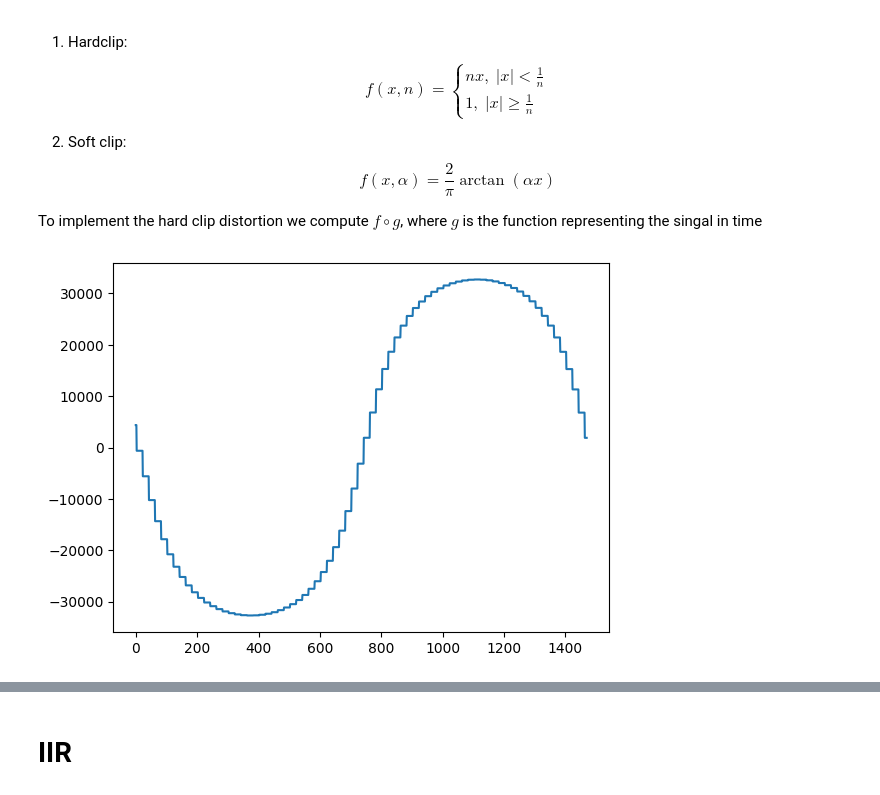
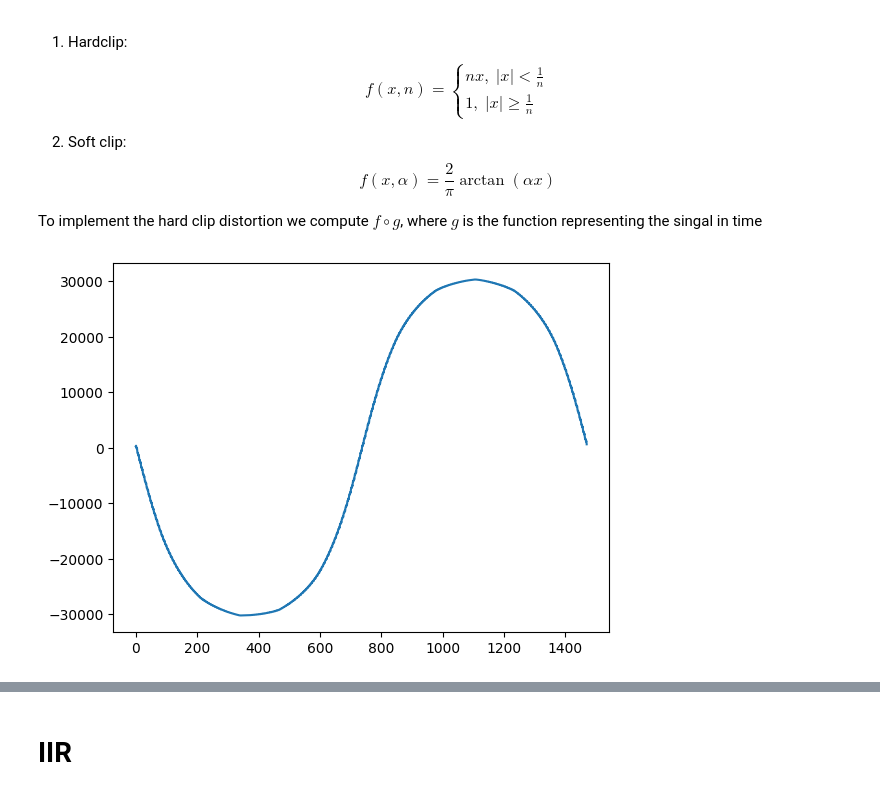
Before and after one commit to geekrope/dft, a Jupyter notebook: dft.ipynb, the cells around one changed output, grey strips where cells are left out. Drawn from its saved outputs; the diff is of its cells as text; code cells hidden in the pictures.

```diff
--- a/dft.ipynb
+++ b/dft.ipynb
@@ -100,7 +100,7 @@ def fft(x, mode="regular", min_div=4):
     '''
     if x.ndim == 1:
         x = x[:, None]
-    N = len(x)
+    N = x.shape[0]
     K = N // 2
 
     if K * 2 != N:
@@ -605,7 +605,11 @@ def oversample_linear(signal, n):
     return np.interp(x, xp, signal)
 
 
-def resample_fft(signal, frame_size, n, overlap):
+def resample_fft(signal, frame_size, n, overlap, window_func=None):
+    '''
+    Args:
+      window_func of size frame_size * n to be applied after reconstruction
+    '''
     signal_framed, _ = split_frames(signal, frame_size, overlap)
     signal_fft = fft(signal_framed)
 
@@ -625,43 +629,43 @@ def resample_fft(signal, frame_size, n, overlap):
         overlap_size(resample_fft_size, overlap) + resample_fft_size
 
     restored = restore_from_spectrum(
-        padded, sample_size, resample_fft_size, overlap)
+        padded, sample_size, resample_fft_size, overlap, window_func)
     restored = restored / np.max(np.abs(restored)) * wav_range
 
     return restored
 
 
 freq = 30
 duration = 4
 
-oversample_ratio = 1
+oversample_ratio = 4
 sine = wav_range * np.cos(np.linspace(0,
                                       2 * freq * duration * np.pi,
                                       sample_rate * duration))
-frame_size = 1024
+frame_size = 256
 overlap = 0.5
 
 clipped = resample_fft(sine, frame_size, oversample_ratio, overlap)
 
-clipped = sample_hold(20, clipped / wav_range) * wav_range
+clipped = sample_hold(12, clipped / wav_range) * wav_range
 clipped = soft_clip(2, clipped / wav_range) * wav_range
 
 clipped = resample_fft(
     clipped,
     frame_size *
     oversample_ratio,
     1 /
     oversample_ratio,
     overlap)
 
 cycle_length = sample_rate // freq
 
 # plot the second cycle to avoid cross fade issues
 plt.plot(clipped[cycle_length * 5 // 4: cycle_length * 9 // 4])
 plt.show()
 
 save_audio(clipped, sample_rate, out_path, "clipped.wav")
 # %% [output]
-[figure, old version]
+[figure, new version]
 [interactive output not drawn]
 # %%
```
Also changed, not shown: parts of 1 cell of this notebook, 7 other files.
